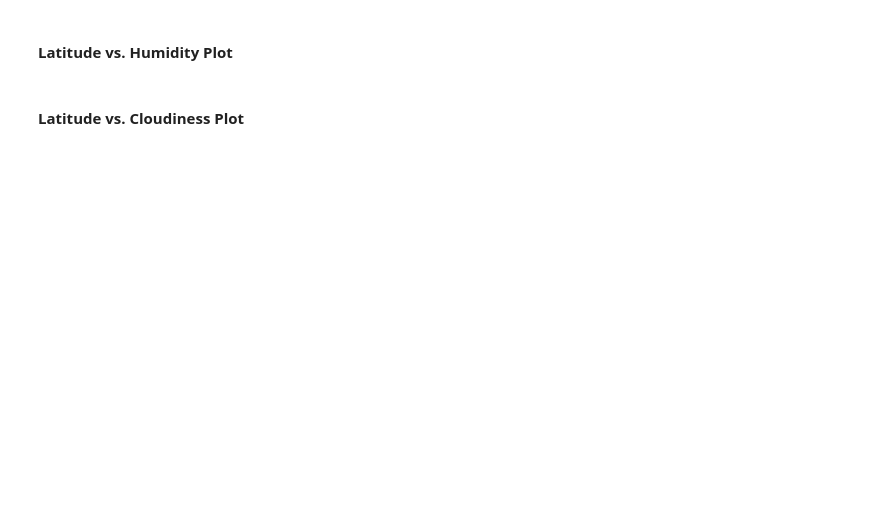
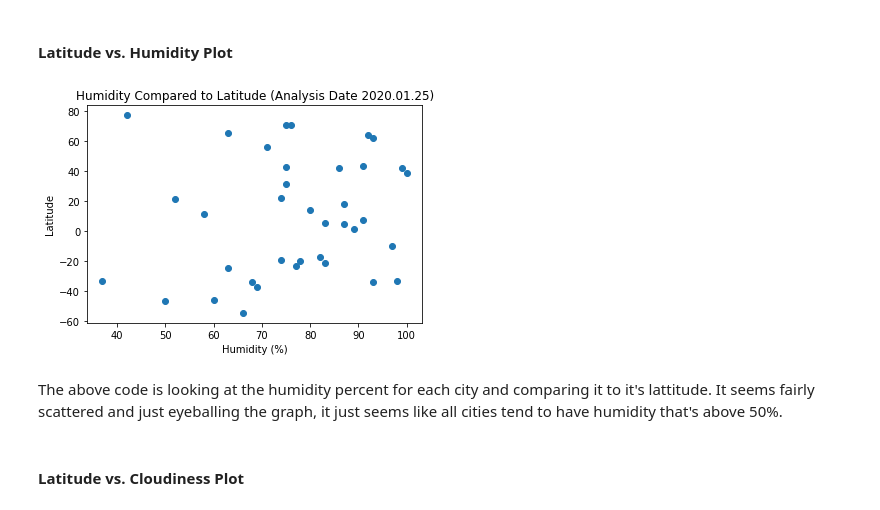
Before and after one commit to makeller234/python-api-challenge, a Jupyter notebook: WeatherPy.ipynb, the cells around one changed output. Drawn from its saved outputs; the diff is of its cells as text; code cells hidden in the pictures; blank space fills up the shorter version.

```diff
--- a/WeatherPy.ipynb
+++ b/WeatherPy.ipynb
@@ -155,12 +175,16 @@ plt.show()
 # %%
 xHum = cityDF["Humidity"]
 #using same yLat as above
 
 plt.scatter(xHum, yLat)
-plt.title("Humidity Compared to Latitude")
+plt.title("Humidity Compared to Latitude (Analysis Date 2020.01.25)")
 plt.xlabel("Humidity (%)")
 plt.ylabel("Latitude")
-plt.show()
+plt.savefig("output_data/Humidity_Lat")
+# %% [output]
+[figure, added]
+# %% [markdown]
+The above code is looking at the humidity percent for each city and comparing it to it's lattitude.  It seems fairly scattered and just eyeballing the graph, it just seems like all cities tend to have humidity that's above 50%.
 # %% [markdown]
 #### Latitude vs. Cloudiness Plot
 # %%
```
Also changed, not shown: parts of 23 cells of this notebook, 4 other files.
